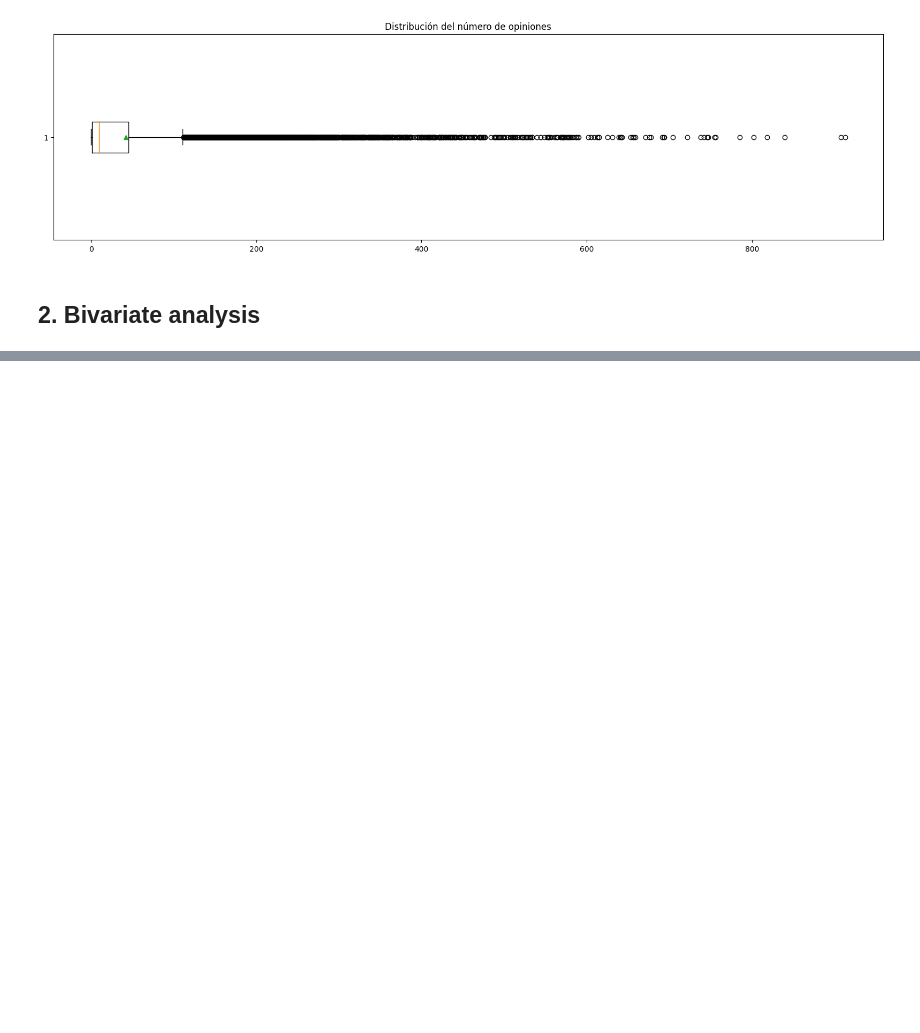
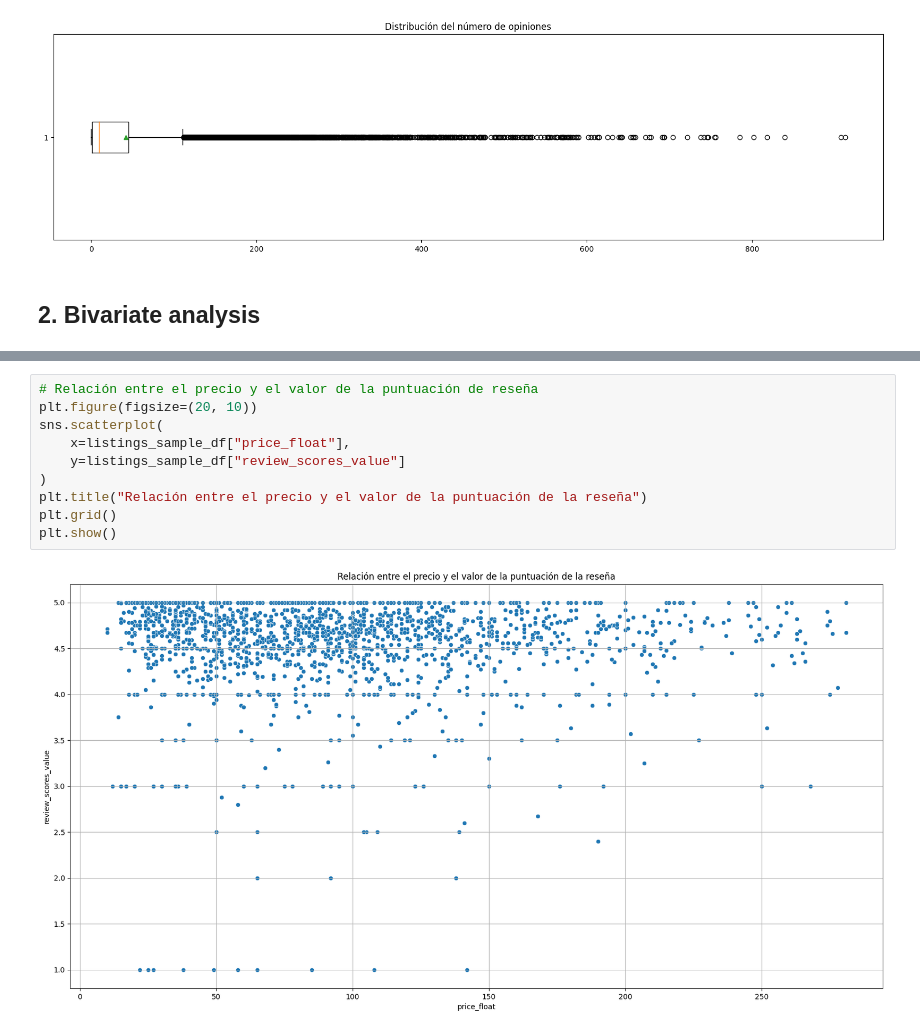
Before and after one commit to Jucavilav/Ciencia-de-datos, a Jupyter notebook: JuanCarlosAvila.ipynb, the cells around one changed output, grey strips where cells are left out. Saved outputs shown, nothing was run; the diff lists cells and outputs as text; blank space fills up the shorter version.

```diff
--- a/JuanCarlosAvila.ipynb
+++ b/JuanCarlosAvila.ipynb
@@ -174,0 +194,12 @@ plt.show()
+# %%
+# Relación entre el precio y el valor de la puntuación de reseña
+plt.figure(figsize=(20, 10))
+sns.scatterplot(
+    x=listings_sample_df["price_float"],
+    y=listings_sample_df["review_scores_value"]
+)
+plt.title("Relación entre el precio y el valor de la puntuación de la reseña")
+plt.grid()
+plt.show()
+# %% [output]
+[figure, added]
```
Also changed, not shown: parts of 6 cells of this notebook.
